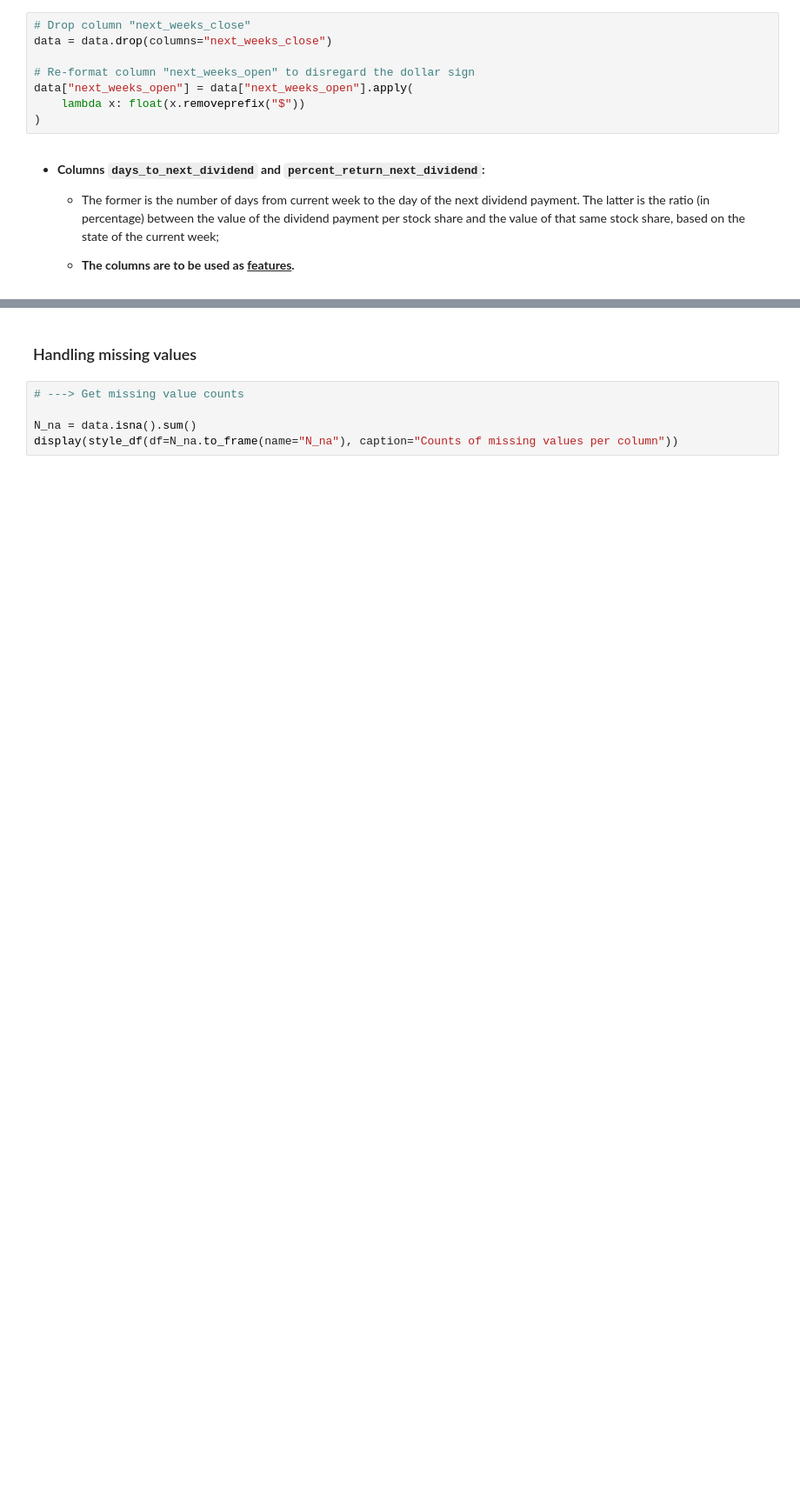
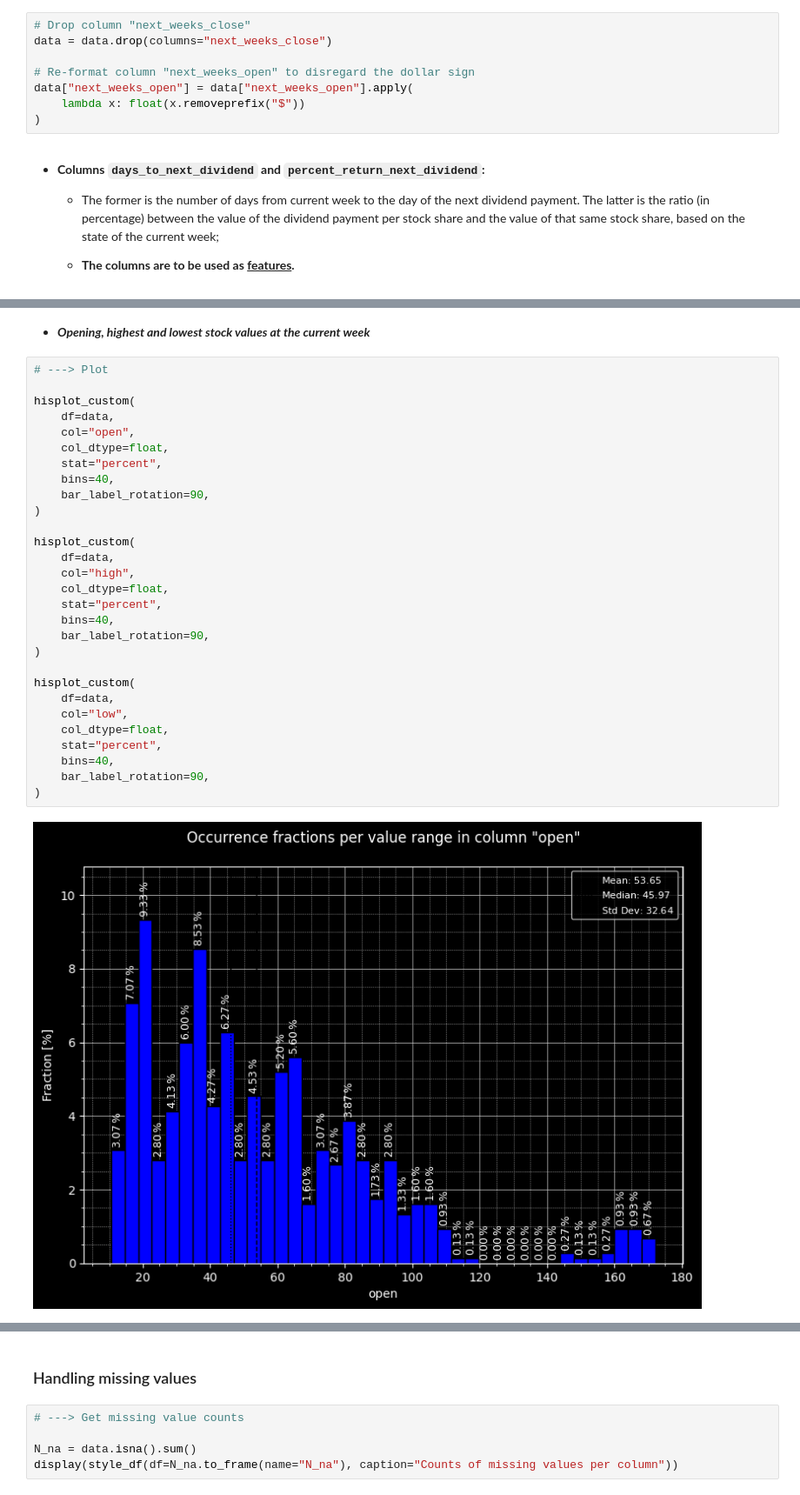
Before and after one commit to eliocpereira95/DSU-Recruitment-Challenges, a Jupyter notebook: submission.ipynb, the cells around one changed output, grey strips where cells are left out. Shown at 87% size. Drawn from its saved outputs; the diff is of its cells as text; blank space fills up the shorter version.

```diff
--- a/submission.ipynb
+++ b/submission.ipynb
@@ -292,0 +360,33 @@ def hisplot_custom(
+# %% [markdown]
+* ***Opening, highest and lowest stock values at the current week***
+# %%
+# ---> Plot
+
+hisplot_custom(
+    df=data,
+    col="open",
+    col_dtype=float,
+    stat="percent",
+    bins=40,
+    bar_label_rotation=90,
+)
+
+hisplot_custom(
+    df=data,
+    col="high",
+    col_dtype=float,
+    stat="percent",
+    bins=40,
+    bar_label_rotation=90,
+)
+
+hisplot_custom(
+    df=data,
+    col="low",
+    col_dtype=float,
+    stat="percent",
+    bins=40,
+    bar_label_rotation=90,
+)
+# %% [output]
+[figure, added]
```
Also changed, not shown: parts of 26 cells of this notebook.
